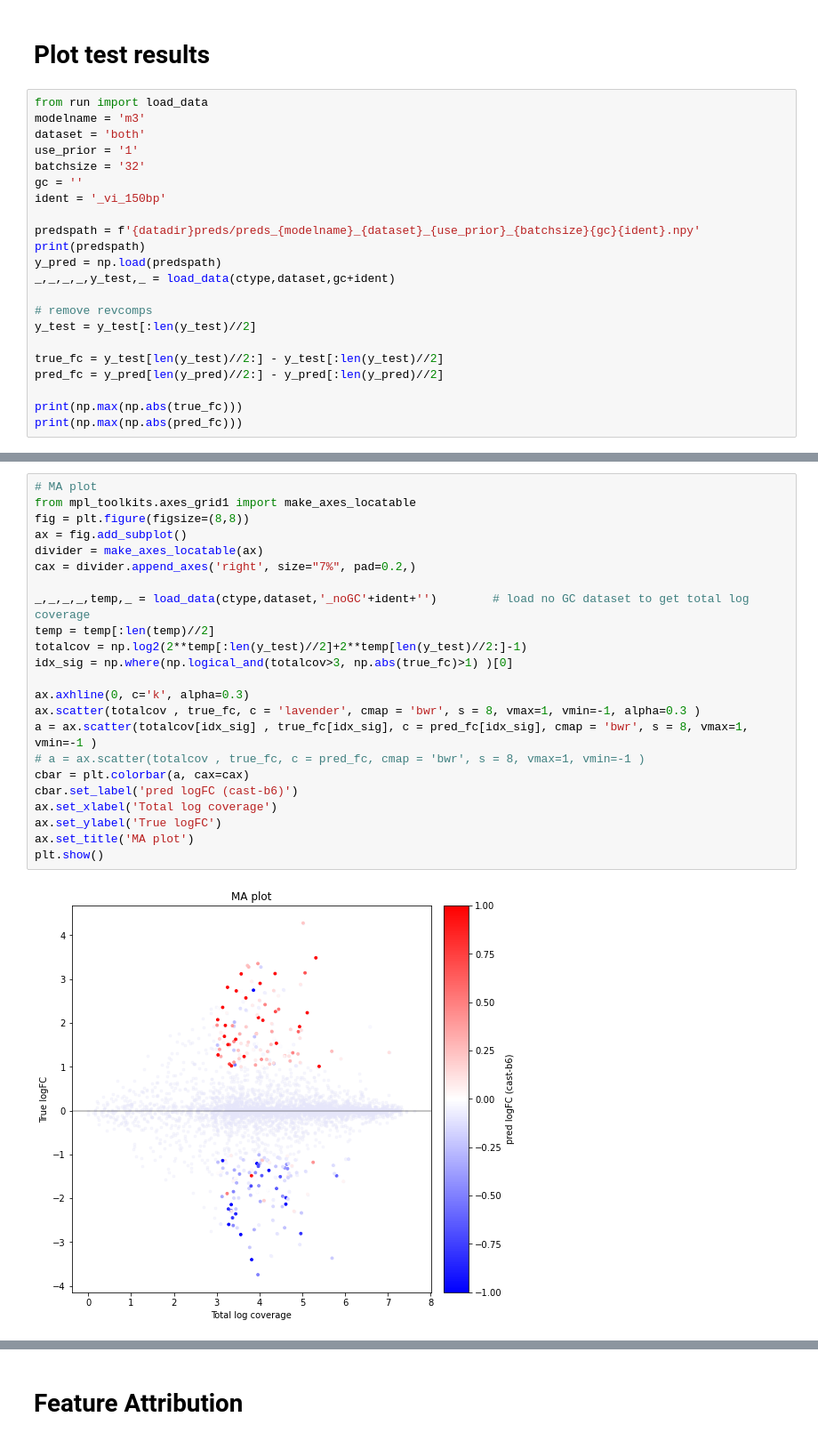
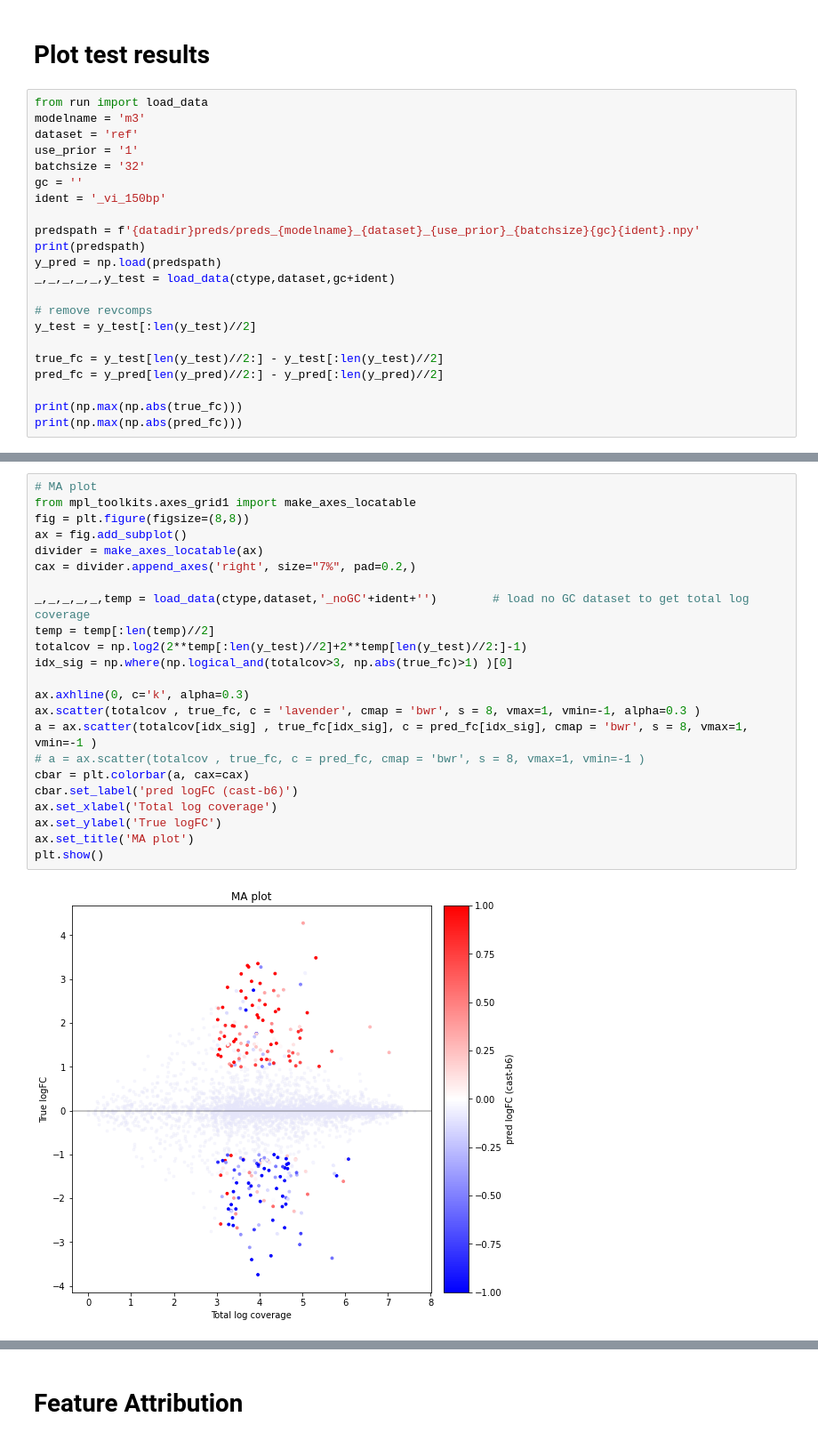
Before and after one commit to adityasinha379/mouseASA, a Jupyter notebook: scripts/analysis.ipynb, the cells around one changed output, grey strips where cells are left out. Shown at 89% size. Drawn from its saved outputs; the diff is of its cells as text.

```diff
--- a/scripts/analysis.ipynb
+++ b/scripts/analysis.ipynb
@@ -25,7 +26,7 @@ name = ['train', 'val', 'test']
 # %%
 from run import load_data
 modelname = 'm3'
-dataset = 'both'
+dataset = 'ref'
 use_prior = '1'
 batchsize = '32'
 gc = ''
@@ -34,7 +35,7 @@ ident = '_vi_150bp'
 predspath = f'{datadir}preds/preds_{modelname}_{dataset}_{use_prior}_{batchsize}{gc}{ident}.npy'
 print(predspath)
 y_pred = np.load(predspath)
-_,_,_,_,y_test,_ = load_data(ctype,dataset,gc+ident)
+_,_,_,_,_,y_test = load_data(ctype,dataset,gc+ident)
 
 # remove revcomps
 y_test = y_test[:len(y_test)//2]
@@ -76,28 +77,28 @@ plt.show()
 # %%
 # MA plot
 from mpl_toolkits.axes_grid1 import make_axes_locatable
 fig = plt.figure(figsize=(8,8))
 ax = fig.add_subplot()
 divider = make_axes_locatable(ax)
 cax = divider.append_axes('right', size="7%", pad=0.2,)
 
-_,_,_,_,temp,_ = load_data(ctype,dataset,'_noGC'+ident+'')        # load no GC dataset to get total log coverage
+_,_,_,_,_,temp = load_data(ctype,dataset,'_noGC'+ident+'')        # load no GC dataset to get total log coverage
 temp = temp[:len(temp)//2]
 totalcov = np.log2(2**temp[:len(y_test)//2]+2**temp[len(y_test)//2:]-1)
 idx_sig = np.where(np.logical_and(totalcov>3, np.abs(true_fc)>1) )[0]
 
 ax.axhline(0, c='k', alpha=0.3)
 ax.scatter(totalcov , true_fc, c = 'lavender', cmap = 'bwr', s = 8, vmax=1, vmin=-1, alpha=0.3 )
 a = ax.scatter(totalcov[idx_sig] , true_fc[idx_sig], c = pred_fc[idx_sig], cmap = 'bwr', s = 8, vmax=1, vmin=-1 )
 # a = ax.scatter(totalcov , true_fc, c = pred_fc, cmap = 'bwr', s = 8, vmax=1, vmin=-1 )
 cbar = plt.colorbar(a, cax=cax)
 cbar.set_label('pred logFC (cast-b6)')
 ax.set_xlabel('Total log coverage')
 ax.set_ylabel('True logFC')
 ax.set_title('MA plot')
 plt.show()
 # %% [output]
-[figure, old version]
+[figure, new version]
 # %%
 # Allele Specific predictions plot:
 from mpl_toolkits.axes_grid1 import make_axes_locatable
```
Also changed, not shown: parts of 23 cells of this notebook, 1 other file.
